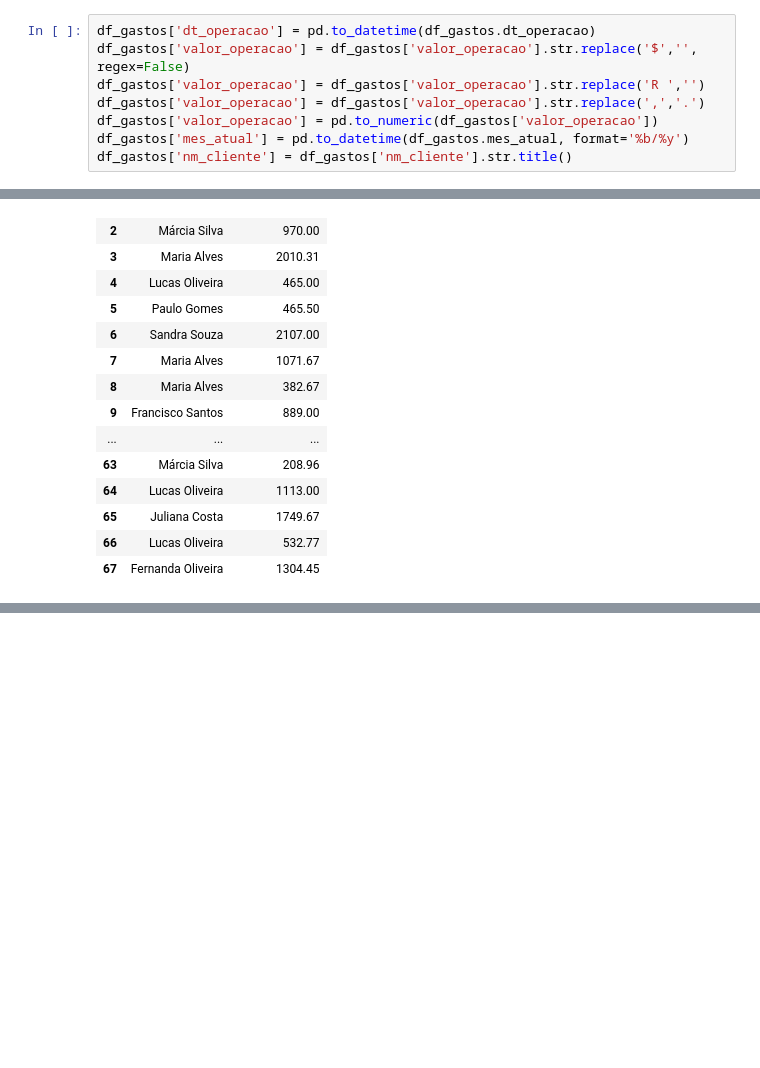
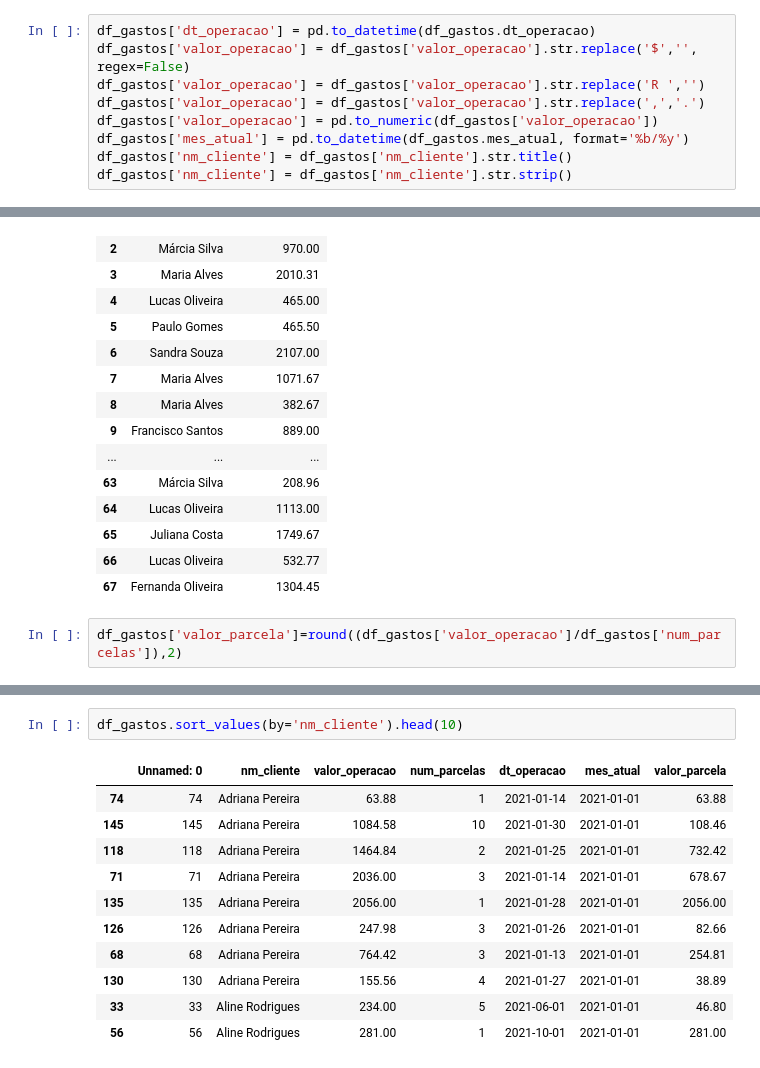
Before and after one commit to martinlietz/squadcinza_projeto3, a Jupyter notebook: projeto.ipynb, the cells around one changed output, grey strips where cells are left out. Drawn from its saved outputs; the diff is of its cells as text; blank space fills up the shorter version.

```diff
--- a/projeto.ipynb
+++ b/projeto.ipynb
@@ -38,6 +39,7 @@ df_gastos['valor_operacao'] = df_gastos['valor_operacao'].str.replace(',','.')
 df_gastos['valor_operacao'] = pd.to_numeric(df_gastos['valor_operacao'])
 df_gastos['mes_atual'] = pd.to_datetime(df_gastos.mes_atual, format='%b/%y')
 df_gastos['nm_cliente'] = df_gastos['nm_cliente'].str.title()
+df_gastos['nm_cliente'] = df_gastos['nm_cliente'].str.strip()
 # %%
 inverteNome = lambda s : s.split(', ')[1] + ' ' +  s.split(', ')[0] if ', ' in s else s
 # %%
@@ -133,3 +135,5 @@ df_gastos_acum.head()
 | 65 | Juliana Costa | 1749.67 |
 | 66 | Lucas Oliveira | 532.77 |
 | 67 | Fernanda Oliveira | 1304.45 |
+# %%
+df_gastos['valor_parcela']=round((df_gastos['valor_operacao']/df_gastos['num_parcelas']),2)
@@ -135,0 +154,14 @@ df_gastos_acum.head()
+# %%
+df_gastos.sort_values(by='nm_cliente').head(10)
+# %% [output]
+|  | Unnamed: 0 | nm_cliente | valor_operacao | num_parcelas | dt_operacao | mes_atual | valor_parcela |
+| 74 | 74 | Adriana Pereira | 63.88 | 1 | 2021-01-14 | 2021-01-01 | 63.88 |
+| 145 | 145 | Adriana Pereira | 1084.58 | 10 | 2021-01-30 | 2021-01-01 | 108.46 |
+| 118 | 118 | Adriana Pereira | 1464.84 | 2 | 2021-01-25 | 2021-01-01 | 732.42 |
+| 71 | 71 | Adriana Pereira | 2036.00 | 3 | 2021-01-14 | 2021-01-01 | 678.67 |
+| 135 | 135 | Adriana Pereira | 2056.00 | 1 | 2021-01-28 | 2021-01-01 | 2056.00 |
+| 126 | 126 | Adriana Pereira | 247.98 | 3 | 2021-01-26 | 2021-01-01 | 82.66 |
+| 68 | 68 | Adriana Pereira | 764.42 | 3 | 2021-01-13 | 2021-01-01 | 254.81 |
+| 130 | 130 | Adriana Pereira | 155.56 | 4 | 2021-01-27 | 2021-01-01 | 38.89 |
+| 33 | 33 | Aline Rodrigues | 234.00 | 5 | 2021-06-01 | 2021-01-01 | 46.80 |
+| 56 | 56 | Aline Rodrigues | 281.00 | 1 | 2021-10-01 | 2021-01-01 | 281.00 |
```
Also changed, not shown: parts of 13 cells of this notebook.
